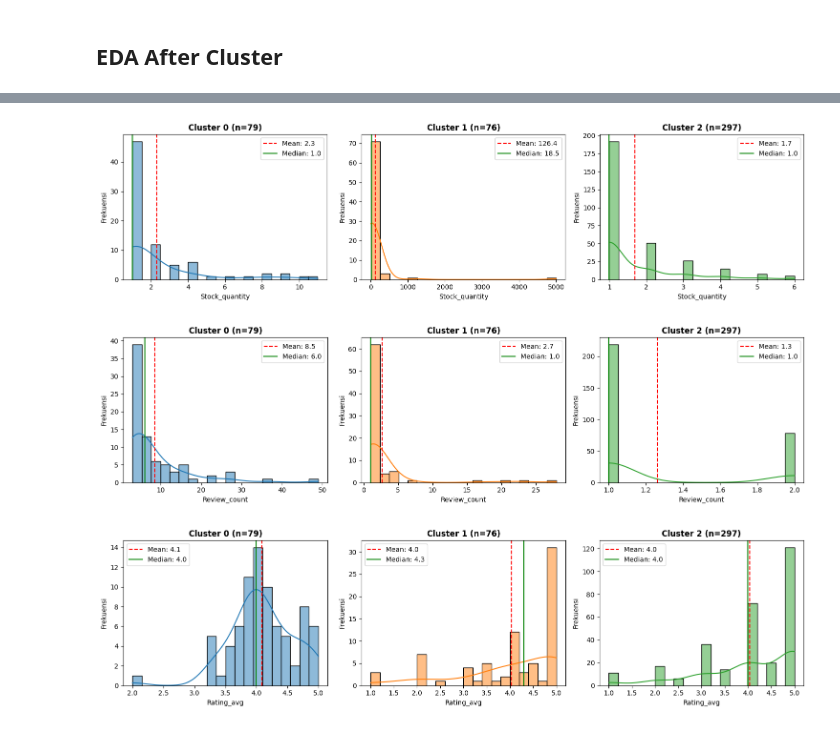
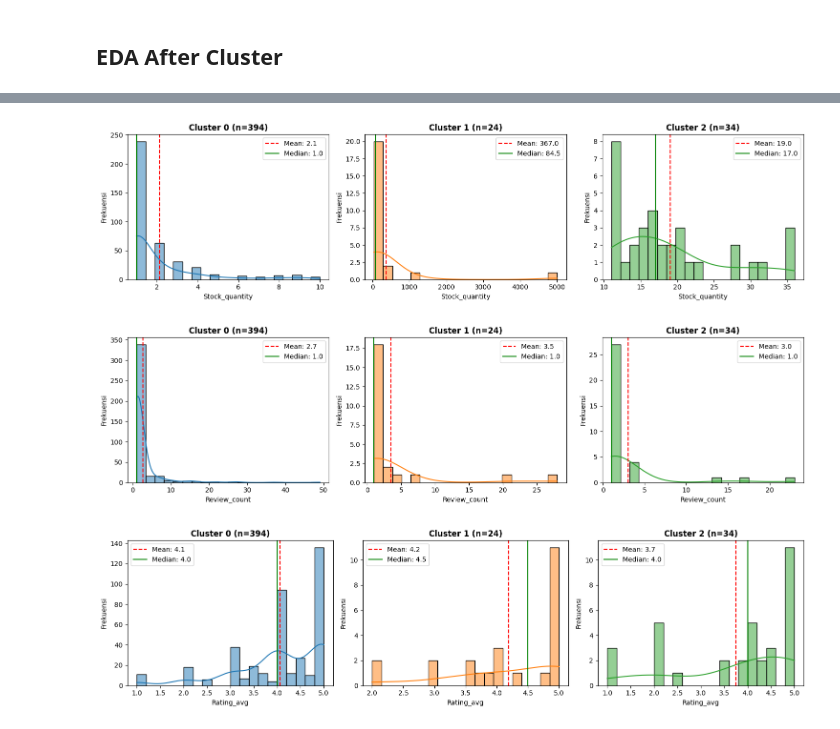
Before and after one commit to HaafizHhamda/ecommerce-stock-health-segmentation, a Jupyter notebook: Notebook.ipynb, the cells around one changed output, grey strips where cells are left out. Saved outputs shown, nothing was run; the diff lists cells and outputs as text; code cells hidden in the pictures.

```diff
--- a/Notebook.ipynb
+++ b/Notebook.ipynb
@@ -457,4 +454,4 @@ k=6 | Silhouette Score: 0.511
 # %%
 # Misal nilai k optimal adalah 3
 kmeans = KMeans(n_clusters=3, random_state=42, n_init=10)
-df_is_review['cluster'] = kmeans.fit_predict(X_scaled)
+df_is_review['cluster'] = kmeans.fit_predict(X)
@@ -473,14 +470,14 @@ import matplotlib.pyplot as plt
 import seaborn as sns
 import math
 
-def plot_price_by_cluster(df, cluster_col='cluster', price_col='price', bins=20):
+def plot_column_by_cluster(df, cluster_col='cluster', df_column='price', bins=20):
     """
-    Membuat subplot distribusi harga (price) untuk setiap cluster.
+    Membuat subplot distribusi column untuk setiap cluster.
 
     Parameters:
     - df: pandas DataFrame
     - cluster_col: nama kolom cluster (default: 'cluster')
-    - price_col: nama kolom harga (default: 'price')
+    - df_column: nama kolom harga (default: 'price')
     - bins: jumlah batang interval histogram
     """
     clusters = sorted(df[cluster_col].unique())
@@ -498,18 +495,18 @@ def plot_price_by_cluster(df, cluster_col='cluster', price_col='price', bins=20)
         ax = axes[i]
 
         # Plot Histogram & Kernel Density Estimation (KDE)
-        sns.histplot(subset[price_col], kde=True, ax=ax, color=f'C{i}', bins=bins)
+        sns.histplot(subset[df_column], kde=True, ax=ax, color=f'C{i}', bins=bins)
 
         # Indikator Mean dan Median
-        mean_val = subset[price_col].mean()
-        median_val = subset[price_col].median()
+        mean_val = subset[df_column].mean()
+        median_val = subset[df_column].median()
 
         ax.axvline(mean_val, color='red', linestyle='--', label=f'Mean: {mean_val:,.1f}')
         ax.axvline(median_val, color='green', linestyle='-', label=f'Median: {median_val:,.1f}')
 
         # Judul & Label
         ax.set_title(f'Cluster {cluster_id} (n={len(subset)})', fontsize=12, fontweight='bold')
-        ax.set_xlabel(price_col.capitalize())
+        ax.set_xlabel(df_column.capitalize())
         ax.set_ylabel('Frekuensi')
         ax.legend()
 
@@ -527,15 +519,15 @@ plot_price_by_cluster(df_is_review, cluster_col='cluster', price_col='price')
 # %%
-plot_price_by_cluster(df_is_review, cluster_col='cluster', price_col='stock_quantity')
+plot_column_by_cluster(df_is_review, cluster_col='cluster', df_column='stock_quantity')
 # %% [output]
-[figure, old version]
+[figure, new version]
 # %%
-plot_price_by_cluster(df_is_review, cluster_col='cluster', price_col='review_count')
+plot_column_by_cluster(df_is_review, cluster_col='cluster', df_column='review_count')
 # %% [output]
-[figure, old version]
+[figure, new version]
 # %%
-plot_price_by_cluster(df_is_review, cluster_col='cluster', price_col='rating_avg')
+plot_column_by_cluster(df_is_review, cluster_col='cluster', df_column='rating_avg')
 # %% [output]
-[figure, old version]
+[figure, new version]
 # %%
 # 1. Tentukan variabel yang dipost-analysis (variabel yang TIDAK masuk ke K-Means)
 post_vars = ['price', 'product_age_days', 'description_length']
```
Also changed, not shown: parts of 17 cells of this notebook, 1 other file.
